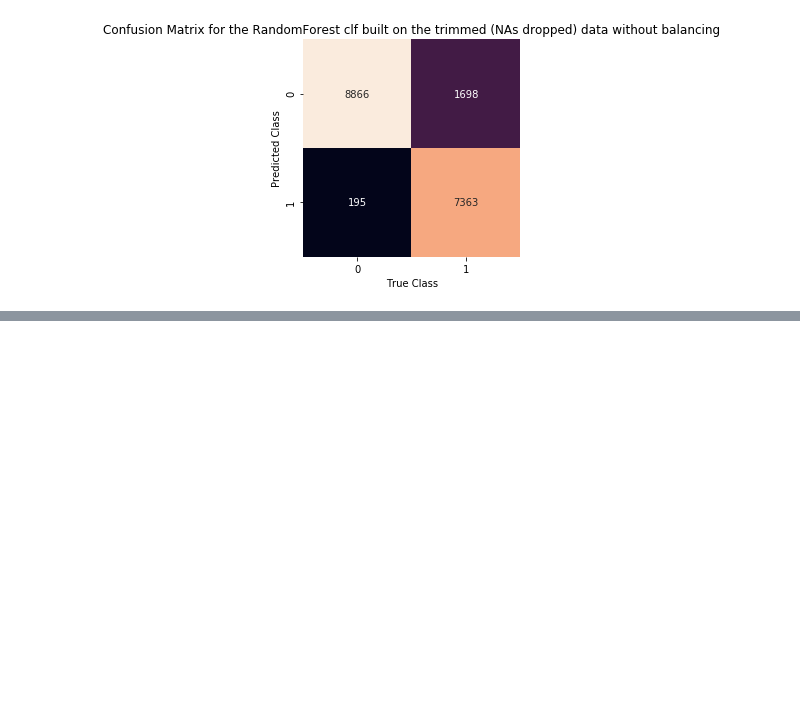
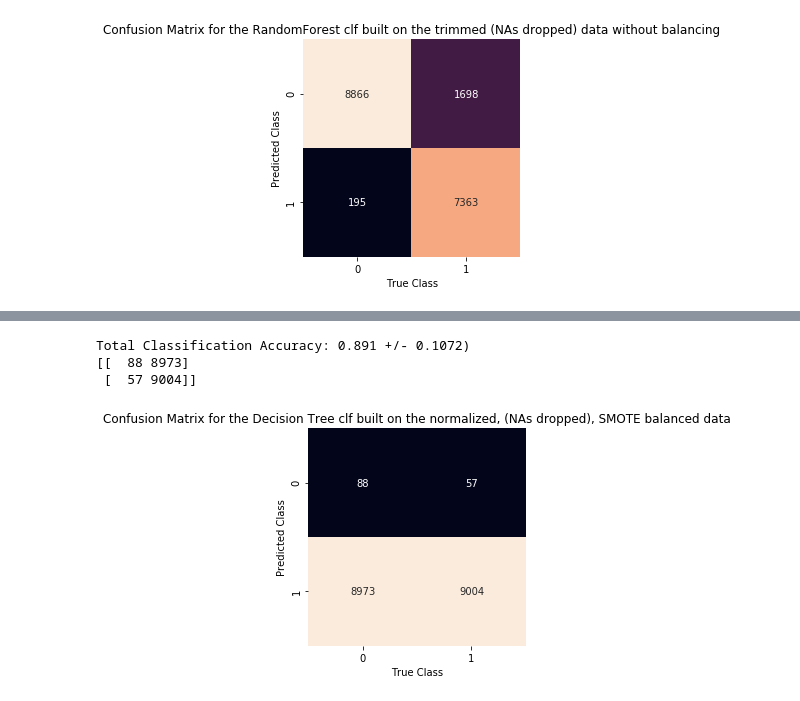
Before and after one commit to MattTriano/Advanced_Data_Mining, a Jupyter notebook: assns/assn3/Triano_Matt_Assignment_3.ipynb, the cells around one changed output, grey strips where cells are left out. Saved outputs shown, nothing was run; the diff lists cells and outputs as text; code cells hidden in the pictures; blank space fills up the shorter version.

```diff
--- a/assns/assn3/Triano_Matt_Assignment_3.ipynb
+++ b/assns/assn3/Triano_Matt_Assignment_3.ipynb
@@ -744,6 +744,7 @@ The Random Forest classifier that I spent so much time getting hyperparameters f
 # %%
 # from imblearn.over_sampling import SMOTE, ADASYN
 sm = SMOTE(kind='regular')
+c, r = train10k_labels.shape
 train10k_smote, train10k_labels_smote = sm.fit_sample(
                                 train10k_trim, np.array(train10k_labels).reshape(c, ))
 test10k_smote, test10k_labels_smote = sm.fit_sample(
@@ -848,0 +878,4 @@ Total Classification Accuracy: 0.9397 +/- 0.1280)
+# %%
+scaler = StandardScaler()
+train10k_scaled = scaler.fit_transform(train10k_smote)
+test10k_scaled = scaler.fit_transform(test10k_smote)
@@ -848,0 +913,8 @@ Total Classification Accuracy: 0.9397 +/- 0.1280)
+# %%
+dtree_scaled = tree.DecisionTreeClassifier(criterion='entropy', max_depth=35,
+                                          min_samples_leaf=1, min_samples_split=4,
+                                          random_state=123)
+dtree_scaled = dtree_scaled.fit(train10k_scaled, train10k_labels_smote)
+dtree_scaled_cv = cross_val_score(dtree_scaled, train10k_scaled,
+                                 train10k_labels_smote,
+                                 cv=30,n_jobs=-1, verbose=4)
@@ -848,0 +925,13 @@ Total Classification Accuracy: 0.9397 +/- 0.1280)
+# %%
+print("Total Classification Accuracy: {:0.3f} +/- {:0.4f})"
+      .format(dtree_scaled_cv.mean(), dtree_scaled_cv.std()))
+dtree_scaled_preds = dtree_scaled.predict(test10k_scaled)
+confusion_mat = metrics.confusion_matrix(test10k_labels_smote, dtree_scaled_preds)
+confusion_mat_plotter(confusion_mat, [0,1],
+                      'for the Decision Tree clf built on the normalized,'
+                      +' (NAs dropped), SMOTE balanced data')
+# %% [output]
+Total Classification Accuracy: 0.891 +/- 0.1072)
+[[  88 8973]
+ [  57 9004]]
+[figure, added]
```
Also changed, not shown: parts of 16 cells of this notebook.
